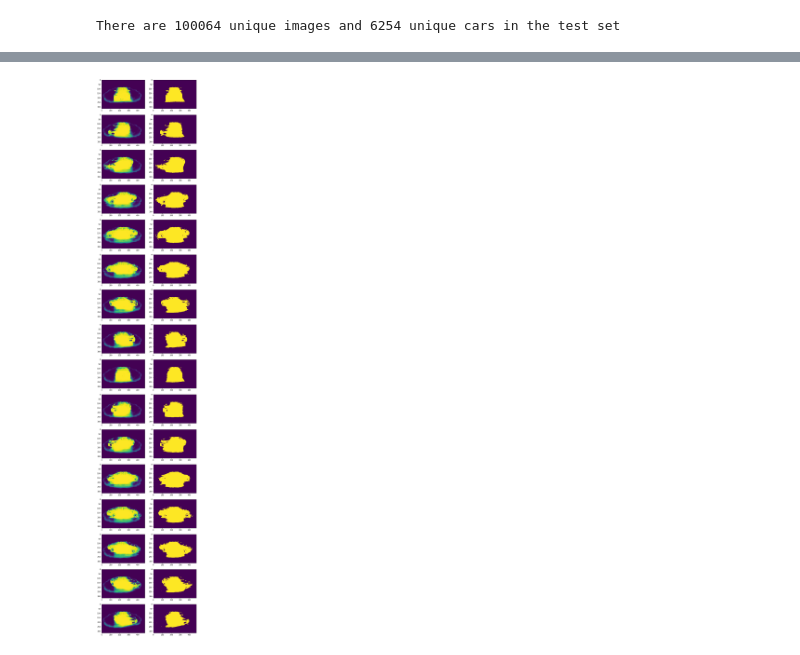
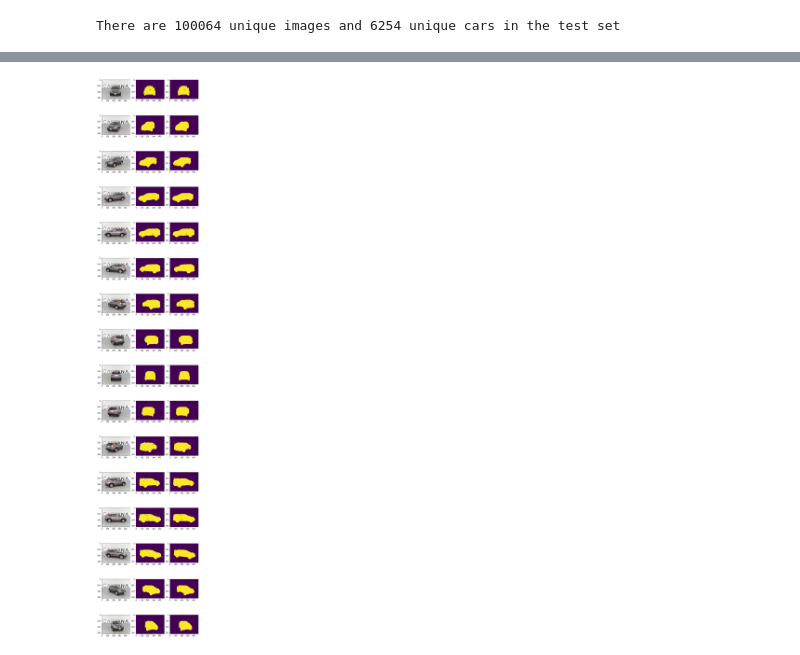
Before and after one commit to johnmicahreid/carvana_challenge, a Jupyter notebook: Carvana_v2.ipynb, the cells around one changed output, grey strips where cells are left out. Drawn from its saved outputs; the diff is of its cells as text; code cells hidden in the pictures.

```diff
--- a/Carvana_v2.ipynb
+++ b/Carvana_v2.ipynb
@@ -260,9 +279,9 @@ Text(0.5,1,'y_pred (test set)')
 # %%
-file = open("naive_submission.csv", "w+")
+file = open("naive_submission2.csv", "w+")
 file.write("img,  rle_mask\n")
 
-#num_test = 100
-num_test = len(ids_test)
+num_test = 100
+#num_test = len(ids_test)
 
 with tqdm_notebook(total=num_test*16) as bar:
     for i in ids_test[:num_test]:
@@ -272,13 +291,38 @@ with tqdm_notebook(total=num_test*16) as bar:
             bar.update()
 # %% [output]
 [interactive output not drawn]
-# %%
-fig, ax = plt.subplots(16,2, figsize=(10, 60))
-ax = ax.ravel()
-
-for i in range(16):
-
-    ax[2*i].imshow(y_pred[i])
-    ax[2*i+1].imshow(np.where(y_pred[i] > 0.5, 1, 0))
-# %% [output]
-[figure, removed]
+# %%
+load_test_img = lambda im, idx: imread(join(input_folder, 'test', '{}_{:02d}.jpg'.format(im, idx)))
+
+def prepare_img_batch(im):
+
+    res = np.empty((16, 320, 480, 3),  dtype=np.float32)
+
+    for idx in imgs_idx:
+        res[idx-1] = resize(load_test_img(im, idx)) / 255.
+
+    return res.squeeze()
+
+def predict_img_rle_batch(X):
+
+    y_pred = model.predict(X).squeeze()
+
+    res = []
+    for i in imgs_idx:
+        temp = cv2.resize(y_pred[i-1], (0,0), fx=4, fy=4, interpolation=cv2.INTER_LINEAR)
+        res.append(rle_encode(np.float32(np.where(temp > 0.5, 1, 0))))
+
+    return res
+
+X = prepare_img_batch(ids_test[66])
+y_pred = model.predict(X).squeeze()
+
+fig, ax = plt.subplots(16,3, figsize=(10, 60))
+ax = ax.ravel()
+
+for i in range(16):
+    ax[3*i].imshow(X[i])
+    ax[3*i+1].imshow(y_pred[i])
+    ax[3*i+2].imshow(np.where(y_pred[i] > 0.5, 1, 0))
+# %% [output]
+[figure, added]
```
Also changed, not shown: parts of 7 cells of this notebook.
